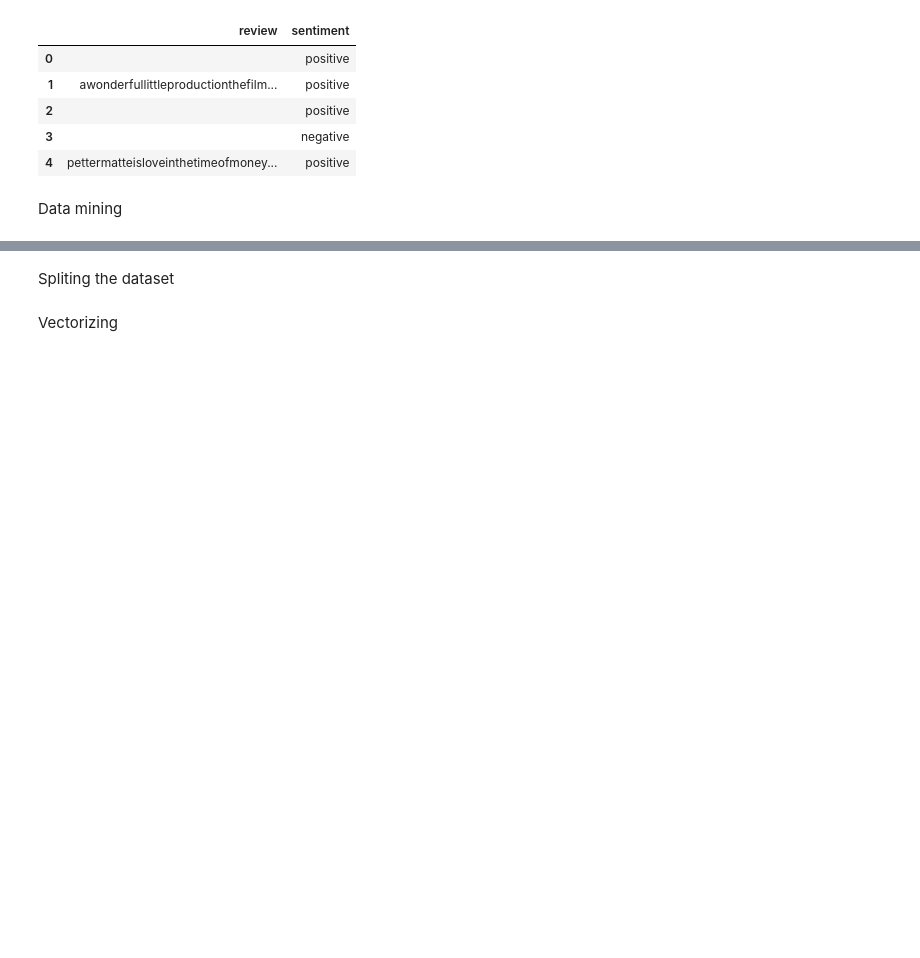
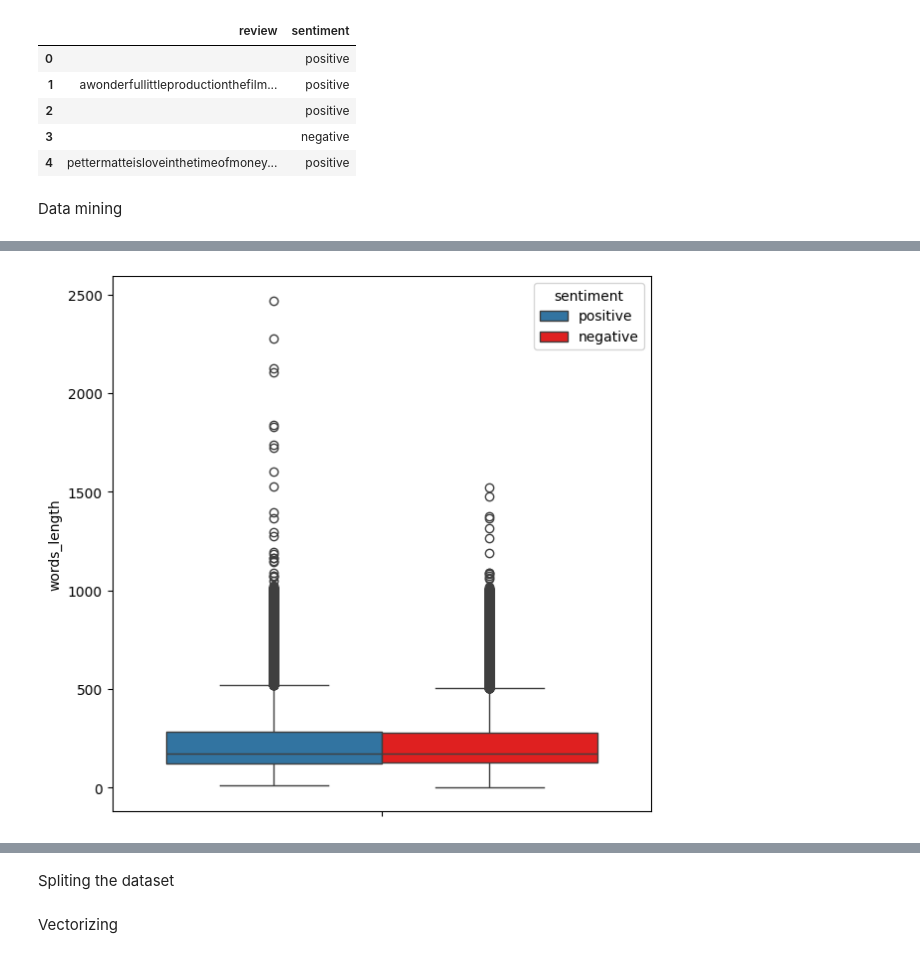
Before and after one commit to Namtk214/Sentiment_Analysis, a Jupyter notebook: PRJ_module_3.ipynb, the cells around one changed output, grey strips where cells are left out. Cells and saved outputs as stored; diff of their text form; code cells hidden in the pictures; blank space fills up the shorter version.

```diff
--- a/PRJ_module_3.ipynb
+++ b/PRJ_module_3.ipynb
@@ -143,0 +196,8 @@ plt.show(kernel_distribution_number_words_plot)
+# %%
+fig, ax = plt.subplots(figsize=(7, 7))
+box_plot = sns.boxplot(
+
+                       hue='sentiment', y='words_length', data=df_temp, palette=[sns.color_palette()[0], 'red'])
+plt.show(box_plot)
+# %% [output]
+[figure, added]
```
Also changed, not shown: parts of 25 cells of this notebook.
